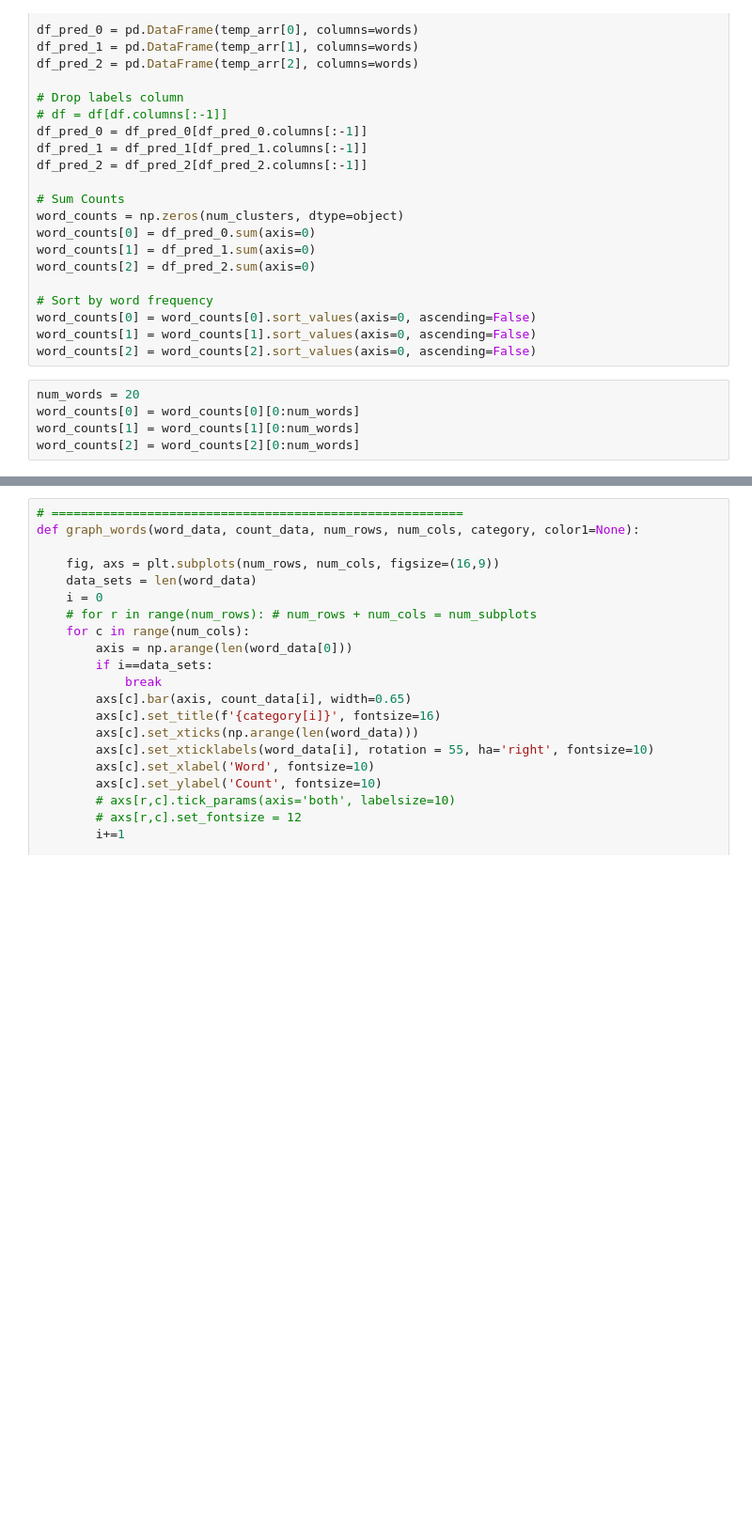
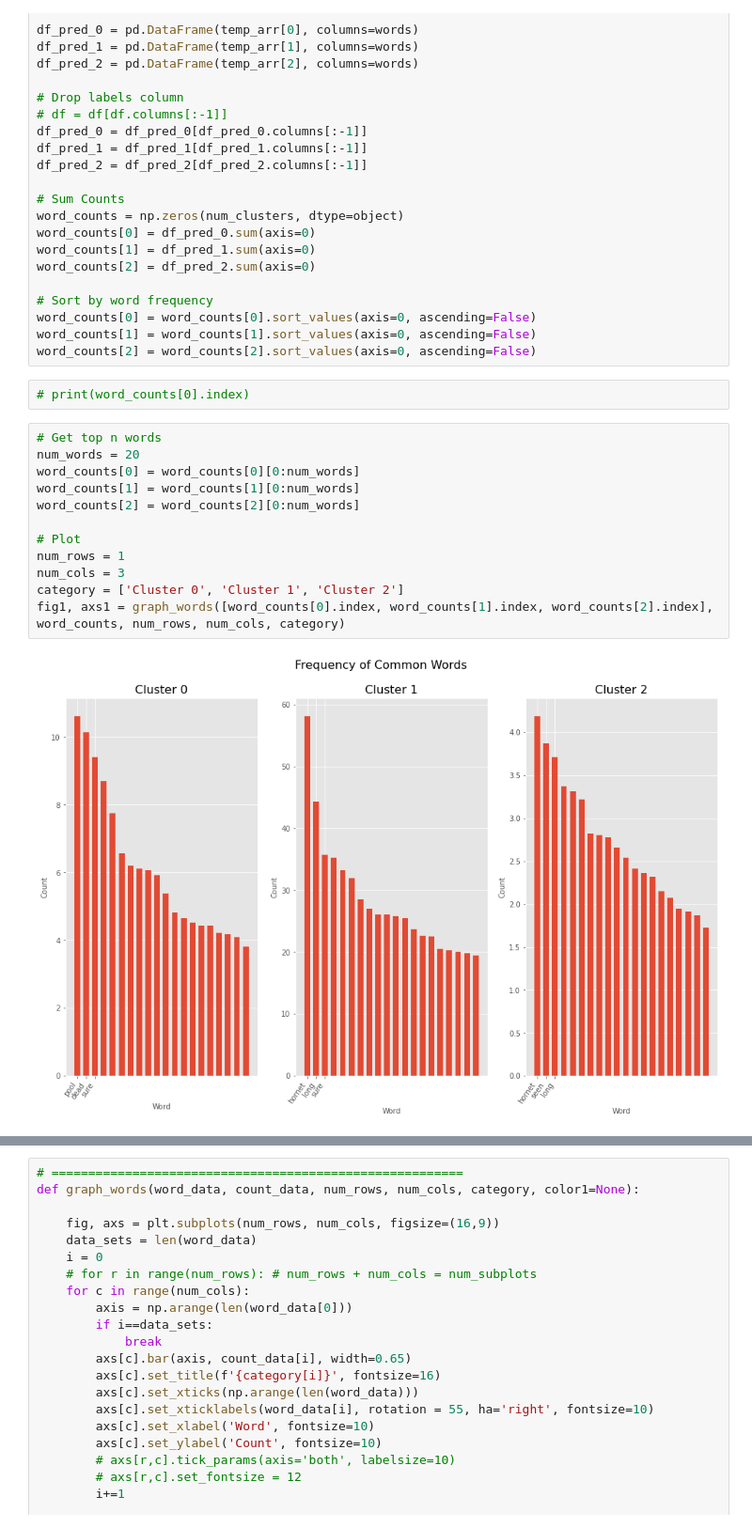
Before and after one commit to brfi3983/MCM2021, a Jupyter notebook: negative_clustering.ipynb, the cells around one changed output, grey strips where cells are left out. Shown: that part at 94% size. Drawn from its saved outputs; the diff is of its cells as text; blank space fills up the shorter version.

```diff
--- a/negative_clustering.ipynb
+++ b/negative_clustering.ipynb
@@ -131,9 +111,20 @@ word_counts[2] = df_pred_2.sum(axis=0)
 word_counts[0] = word_counts[0].sort_values(axis=0, ascending=False)
 word_counts[1] = word_counts[1].sort_values(axis=0, ascending=False)
 word_counts[2] = word_counts[2].sort_values(axis=0, ascending=False)
+# %%
+# print(word_counts[0].index)
 # %%
+# Get top n words
 num_words = 20
 word_counts[0] = word_counts[0][0:num_words]
 word_counts[1] = word_counts[1][0:num_words]
 word_counts[2] = word_counts[2][0:num_words]
+
+# Plot
+num_rows = 1
+num_cols = 3
+category = ['Cluster 0', 'Cluster 1', 'Cluster 2']
+fig1, axs1 = graph_words([word_counts[0].index, word_counts[1].index, word_counts[2].index], word_counts, num_rows, num_cols, category)
+# %% [output]
+[figure, added]
 # %%
```
Also changed, not shown: parts of 19 cells of this notebook, 1 other file.
